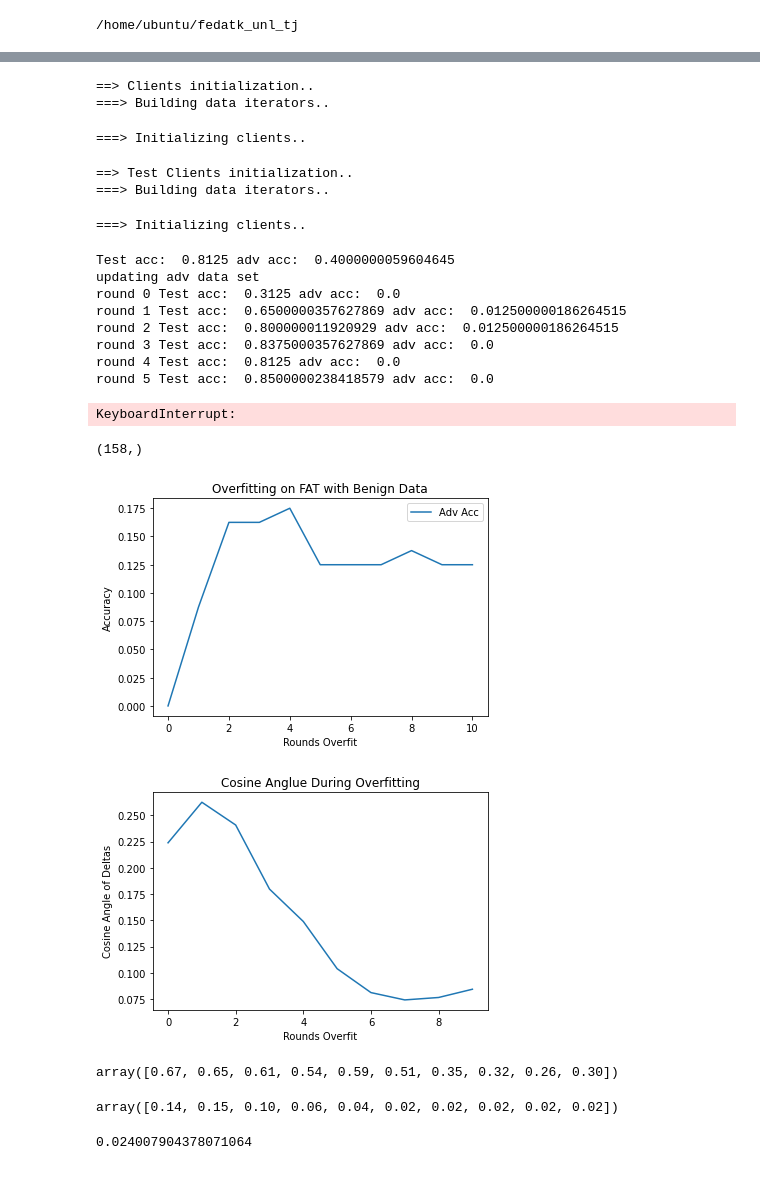
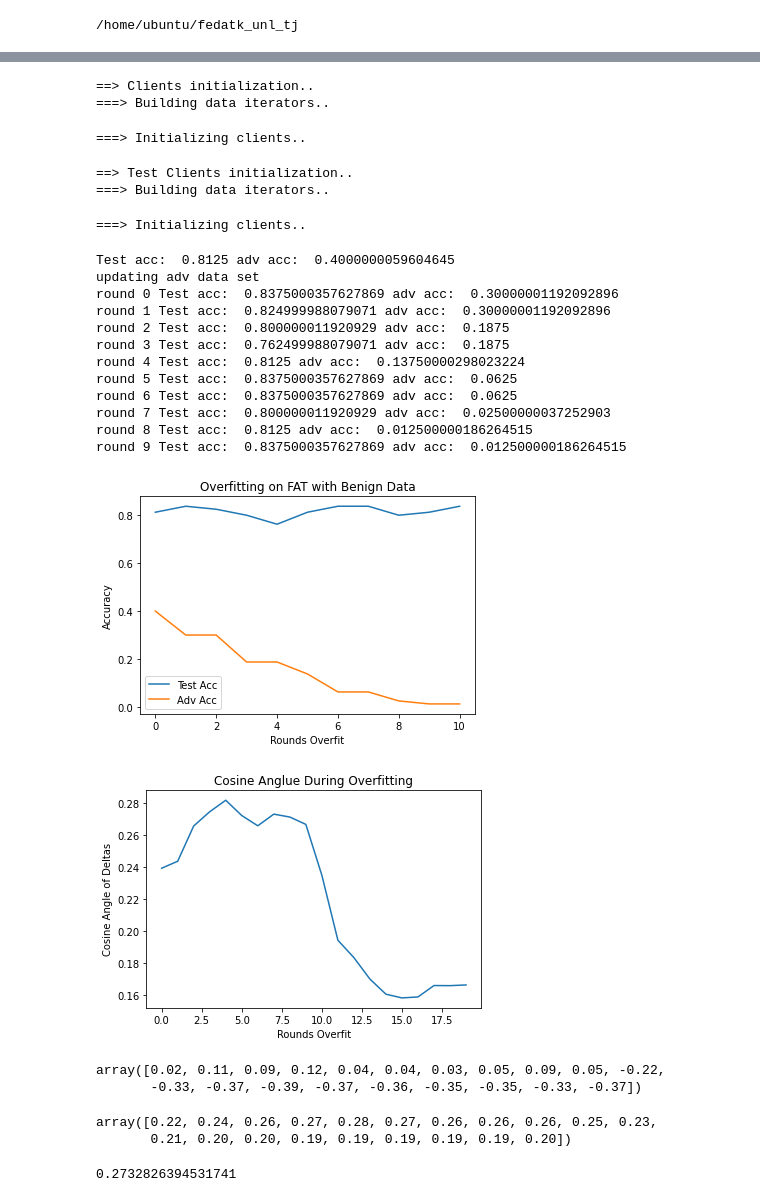
Before and after one commit to tj-kim/fedatk_unl_tj, a Jupyter notebook: notebooks/240118_multiround_UNL_attack.ipynb, the cells around one changed output, grey strips where cells are left out. Saved outputs shown, nothing was run; the diff lists cells and outputs as text; code cells hidden in the pictures.

```diff
--- a/notebooks/240118_multiround_UNL_attack.ipynb
+++ b/notebooks/240118_multiround_UNL_attack.ipynb
@@ -68,7 +61,7 @@ desired_keys = [key for key in params_FAT.keys() if 'weight' in key or 'bias' in
 mag_norm_FAT2FedAvg = []
 for key in desired_keys: #params_FAT:
 
-    diff =  params_FedAvg[key] - params_FAT[key]
+    diff =  params_FAT[key] - params_FedAvg[key]
     l2_norm = torch.norm(diff, p=2)
 
     mag_norm_FAT2FedAvg += [diff/torch.norm(diff,p=2)]
@@ -179,10 +172,10 @@ def UNL_mix(aggregator, adv_id, model_inject, keys, weight_scale_2, dump_flag=Fa
     return
 # %%
 # Perform 50 rounds of FAT on FedAvg model
-num_rounds = 50
+num_rounds = 10
 setting, num_user = "FedAvg_adv", 40
 num_adv = 5
-weight2 = 1/num_adv
+weight2 = 1/num_adv * 0.3
 adv_id = random.sample(range(num_user), num_adv)
 
 test_acc_gather = []
@@ -192,6 +185,8 @@ cosine_gather_layers = np.zeros([num_rounds, len(desired_keys)])
 save_path_FedAvg_150R = 'weights/cifar10/231031_FAT150round/FAT'
 
 aggregator, clients, args_ = set_args(setting, num_user)
+aggregator.aggregation_op = 'trimmed_mean'
+aggregator.tm_rate = 0.2
 
 # Test performance of aggregator on data
 aggregator.load_state(dir_path = save_path_FedAvg_150R)
@@ -255,42 +250,41 @@ for i in range(num_rounds):
 ===> Initializing clients..
 Test acc:  0.8125 adv acc:  0.4000000059604645
 updating adv data set
-round 0 Test acc:  0.3125 adv acc:  0.0
-round 1 Test acc:  0.6500000357627869 adv acc:  0.012500000186264515
-round 2 Test acc:  0.800000011920929 adv acc:  0.012500000186264515
-round 3 Test acc:  0.8375000357627869 adv acc:  0.0
-round 4 Test acc:  0.8125 adv acc:  0.0
-round 5 Test acc:  0.8500000238418579 adv acc:  0.0
+round 0 Test acc:  0.8375000357627869 adv acc:  0.30000001192092896
+round 1 Test acc:  0.824999988079071 adv acc:  0.30000001192092896
+round 2 Test acc:  0.800000011920929 adv acc:  0.1875
+round 3 Test acc:  0.762499988079071 adv acc:  0.1875
+round 4 Test acc:  0.8125 adv acc:  0.13750000298023224
+round 5 Test acc:  0.8375000357627869 adv acc:  0.0625
+round 6 Test acc:  0.8375000357627869 adv acc:  0.0625
+round 7 Test acc:  0.800000011920929 adv acc:  0.02500000037252903
+round 8 Test acc:  0.8125 adv acc:  0.012500000186264515
+round 9 Test acc:  0.8375000357627869 adv acc:  0.012500000186264515
-KeyboardInterrupt:
-# %%
-diff_cosine_similarity(diffnn, mag_norm_FAT2FedAvg, len(desired_keys)).shape
-# %% [output]
-(158,)
 # %%
 import matplotlib.pyplot as plt
 import numpy as np
 
 # Generate some sample data
 x = range(len(test_acc_gather))  # 100 points from 0 to 10
 y1 = test_acc_gather               # Sine function for the first line
 y2 = adv_acc_gather             # Cosine function for the second line
 
 # Plotting the lines
-# plt.plot(x, y1, label='Test Acc')
+plt.plot(x, y1, label='Test Acc')
 plt.plot(x, y2, label='Adv Acc')
 
 # Adding labels and title
 plt.xlabel('Rounds Overfit')
 plt.ylabel('Accuracy')
 plt.title('Overfitting on FAT with Benign Data')
 
 # Adding a legend
 plt.legend()
 
 # Display the plot
 plt.show()
 # %% [output]
-[figure, old version]
+[figure, new version]
 # %%
 np.mean(cosine_gather_layers,axis = 1)
 
@@ -316,11 +310,12 @@ plt.title('Cosine Anglue During Overfitting')
 # Display the plot
 plt.show()
 # %% [output]
-[figure, old version]
+[figure, new version]
 # %%
 cosine_gather_layers[:,10]
 # %% [output]
-array([0.67, 0.65, 0.61, 0.54, 0.59, 0.51, 0.35, 0.32, 0.26, 0.30])
+array([0.02, 0.11, 0.09, 0.12, 0.04, 0.04, 0.03, 0.05, 0.09, 0.05, -0.22,
+       -0.33, -0.37, -0.39, -0.37, -0.36, -0.35, -0.35, -0.33, -0.37])
 # %%
 # Get number of params per desired key
 size = np.zeros(len(desired_keys))
@@ -338,11 +333,12 @@ cosine_propped = np.zeros(cosine_gather_layers.shape)
 
 np.average(cosine_gather_layers, weights = prop, axis = 1)
 # %% [output]
-array([0.14, 0.15, 0.10, 0.06, 0.04, 0.02, 0.02, 0.02, 0.02, 0.02])
+array([0.22, 0.24, 0.26, 0.27, 0.28, 0.27, 0.26, 0.26, 0.26, 0.25, 0.23,
+       0.21, 0.20, 0.20, 0.19, 0.19, 0.19, 0.19, 0.19, 0.20])
 # %%
 np.average(cosine_gather_layers[5], weights = prop)
 # %% [output]
-0.024007904378071064
+0.2732826394531741
 # %%
 plt.plot(cosine_gather_layers[0])
 # %% [output]
```
Also changed, not shown: parts of 2 cells of this notebook, 3 other files.
